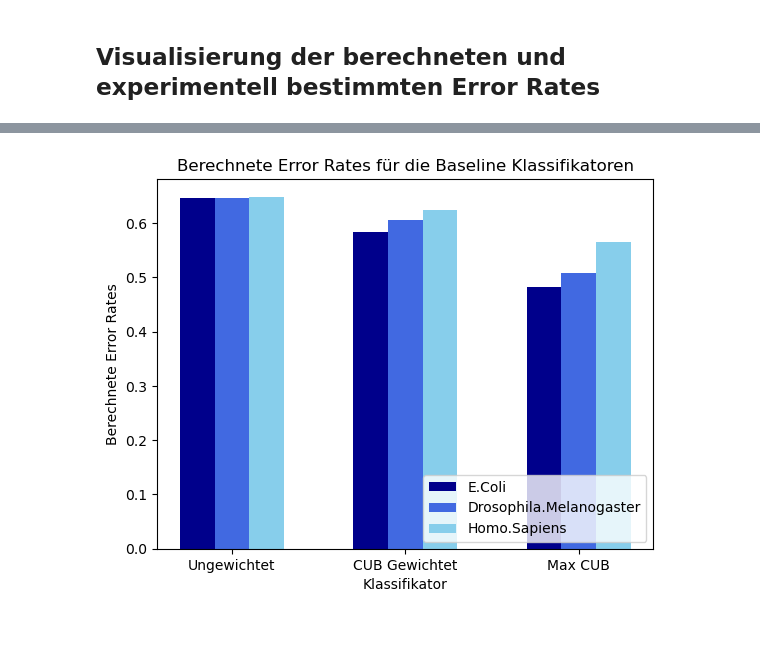
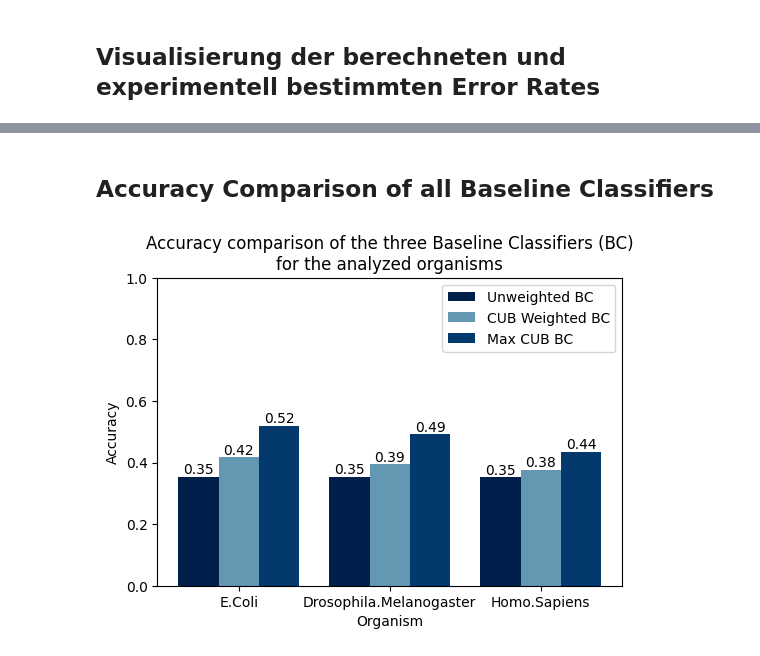
Before and after one commit to maxikuehn/PMDS_Codons, a Jupyter notebook: notebooks/03_Baseline_Classifiers.ipynb, the cells around one changed output, grey strips where cells are left out. Saved outputs shown, nothing was run; the diff lists cells and outputs as text; code cells hidden in the pictures; blank space fills up the shorter version.

```diff
--- a/notebooks/03_Baseline_Classifiers.ipynb
+++ b/notebooks/03_Baseline_Classifiers.ipynb
@@ -586,26 +469,14 @@ for classifier in classifiers:
-# %%
-classifiers = list(calc_error_rates.keys())
-
-# Colors for each organism
-colors = ['darkblue', '#4169e1', 'skyblue']
-
-# Plotting
-bar_width = 0.2
-index = np.arange(len(classifiers))
-
-fig, ax = plt.subplots()
-
-for i, organism in enumerate(organisms):
-    error_rates = [calc_error_rates[classifier][organism] for classifier in classifiers]
-    ax.bar(index + i * bar_width, error_rates, bar_width, label=organism, color=colors[i])
-
-ax.set_xlabel('Klassifikator')
-ax.set_ylabel('Berechnete Error Rates')
-ax.set_title('Berechnete Error Rates für die Baseline Klassifikatoren')
-ax.set_xticks(index + bar_width)
-ax.set_xticklabels(['Ungewichtet', 'CUB Gewichtet', 'Max CUB'])
-ax.legend(loc='lower right')
-
-plt.show()
-# %% [output]
-[figure, removed]
+# %% [markdown]
+## Accuracy Comparison of all Baseline Classifiers
+# %%
+accuracies_data = {}
+for classifier, organisms in calc_accuracies.items():
+    for organism, value in organisms.items():
+        if organism not in accuracies_data:
+            accuracies_data[organism] = {}
+        accuracies_data[organism][classifier] = value
+# %%
+classifier_labels = ['Unweighted BC', 'CUB Weighted BC', 'Max CUB BC']
+mle.plot_accuracies_comparison(accuracies_data, classifier_labels, f"Accuracy comparison of the three Baseline Classifiers (BC)\nfor the analyzed organisms", 2)
+# %% [output]
+[figure, added]
```
Also changed, not shown: parts of 31 cells of this notebook, 4 other files.
